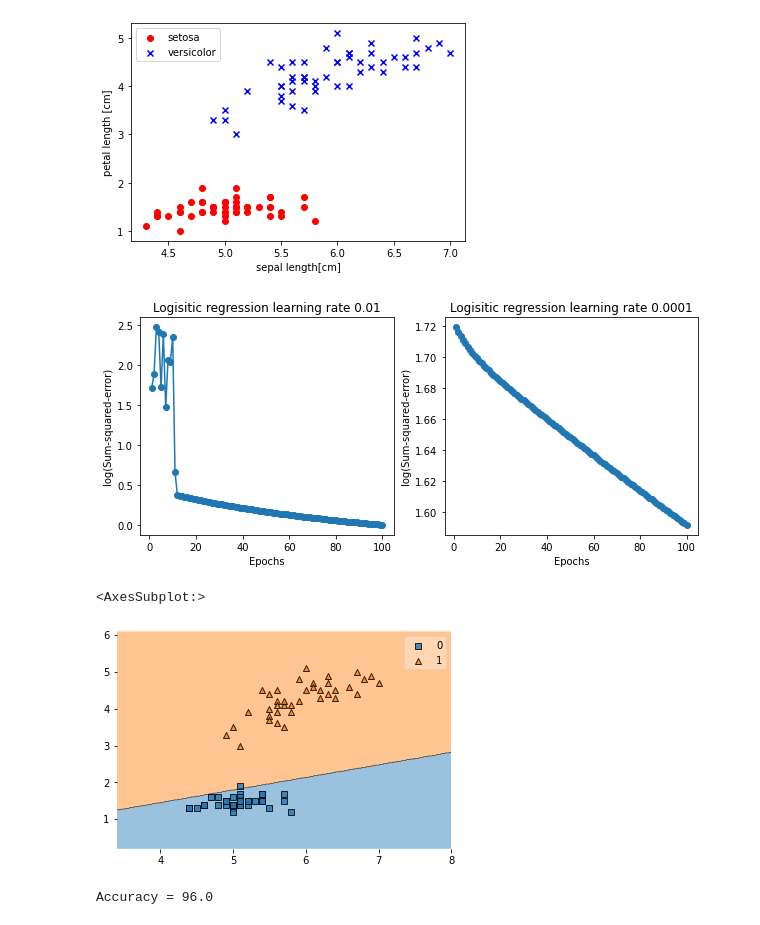
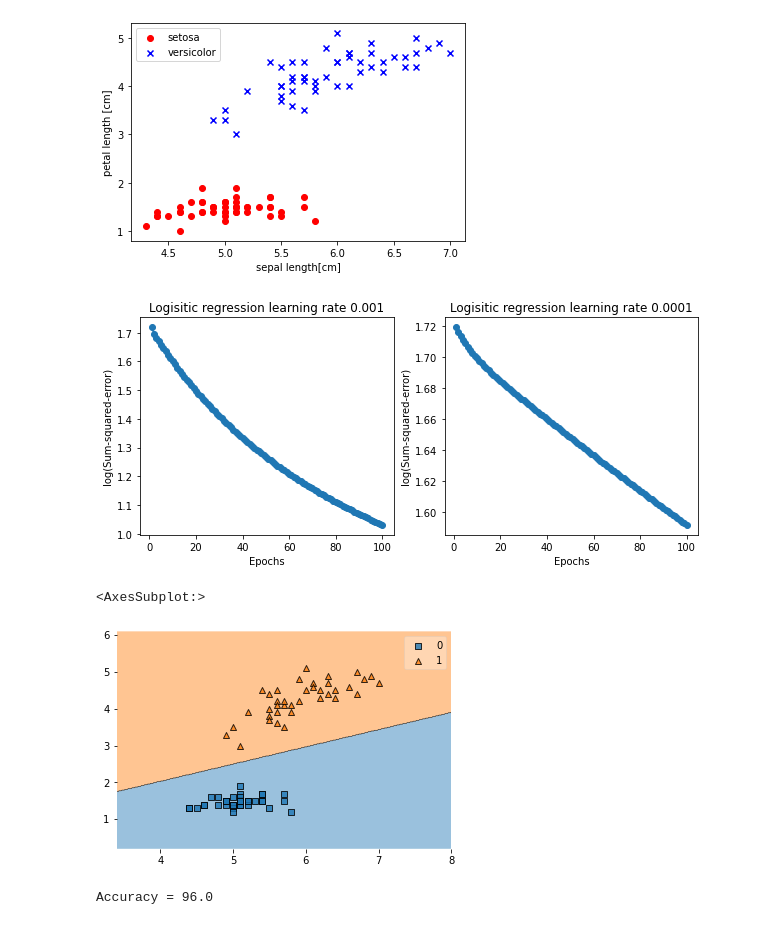
Before and after one commit to prabaldeshar/machine-learning, a Jupyter notebook: ch_03_linear_logistic_regression/logistic_regression.ipynb, the cells around one changed output. Saved outputs shown, nothing was run; the diff lists cells and outputs as text; code cells hidden in the pictures.

```diff
--- a/ch_03_linear_logistic_regression/logistic_regression.ipynb
+++ b/ch_03_linear_logistic_regression/logistic_regression.ipynb
@@ -273,12 +273,12 @@ import numpy as np
 
 fig, ax = plt.subplots(nrows=1, ncols=2, figsize=(10,4))
 
-lr1 = LogisticRegression(learning_rate=0.01, n_iter=100).fit(X_train, y_train)
+lr1 = LogisticRegression(learning_rate=0.001, n_iter=100).fit(X_train, y_train)
 
 ax[0].plot(range(1, len(lr1.cost_) + 1), np.log10(lr1.cost_), marker='o')
 ax[0].set_xlabel('Epochs')
 ax[0].set_ylabel('log(Sum-squared-error)')
-ax[0].set_title('Logisitic regression learning rate 0.01')
+ax[0].set_title('Logisitic regression learning rate 0.001')
 
 lr2 = LogisticRegression(learning_rate=0.0001, n_iter=100).fit(X_train, y_train)
 
@@ -290,14 +290,14 @@ ax[1].set_title('Logisitic regression learning rate 0.0001')
 
 plt.show()
 # %% [output]
-[figure, old version]
+[figure, new version]
 # %%
 from mlxtend.plotting import plot_decision_regions
 
-plot_decision_regions(X_train, y_train, clf=lr2)
+plot_decision_regions(X_train, y_train, clf=lr1)
 # %% [output]
 <AxesSubplot:>
-[figure, old version]
+[figure, new version]
 # %%
 def accuracy_metric(trained_model, test_features, test_labels):
     correct_predictions = 0
```
Also changed, not shown: parts of 1 cell of this notebook, 2 other files.
